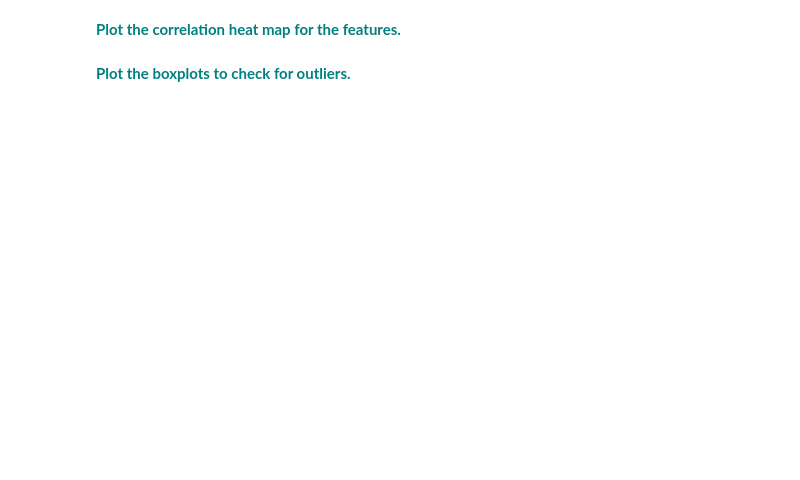
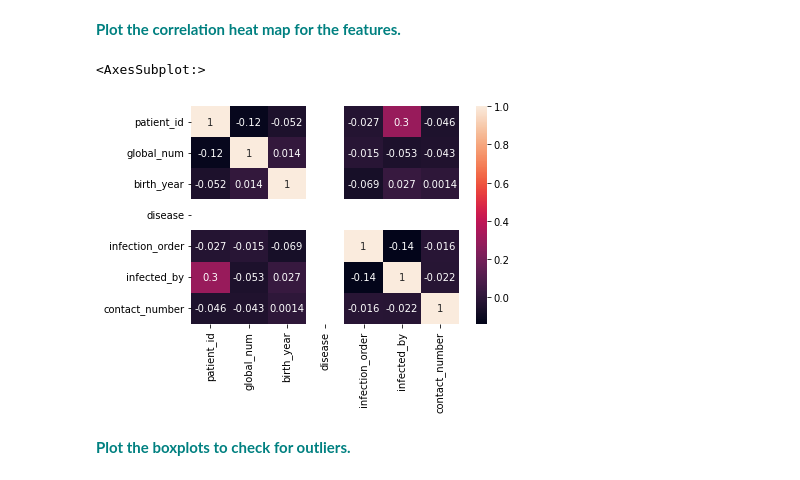
Before and after one commit to JaredBarnes6/Springboard, a Jupyter notebook: RandomForest_casestudy_covid19.ipynb, the cells around one changed output. Drawn from its saved outputs; the diff is of its cells as text; code cells hidden in the pictures; blank space fills up the shorter version.

```diff
--- a/RandomForest_casestudy_covid19.ipynb
+++ b/RandomForest_casestudy_covid19.ipynb
@@ -73,5 +102,7 @@ df.state.value_counts()
 # %% [markdown]
  **<font color='teal'> Create a new column named 'n_age' which is the calculated age based on the birth year column.</font>**
+# %%
+df['n_age'] = 2022 - df['birth_year']
 # %% [markdown]
 ### Handle Missing Values
 # %% [markdown]
@@ -81,2 +152,5 @@ df.info()
 # %% [markdown]
  **<font color='teal'> Fill the 'disease' missing values with 0 and remap the True values to 1.</font>**
+# %%
+df['disease'][df['disease'].isnull()] = 0
+df['disease'][df['disease'].notnull()] = 1
@@ -83,2 +166,6 @@ df.info()
 # %% [markdown]
  **<font color='teal'> Fill null values in the following columns with their mean: 'global_number','birth_year','infection_order','infected_by'and 'contact_number'</font>**
+# %%
+col_list = [ 'global_num','birth_year','infection_order','infected_by', 'contact_number']
+for i in col_list:
+    df[i][df[i].isnull()]=df[i].mean()
@@ -85,4 +177,7 @@ df.info()
 # %% [markdown]
  **<font color='teal'> Fill the rest of the missing values with any method.</font>**
+# %%
+for i in df.columns:
+    df[i].fillna('none', inplace = True)
 # %% [markdown]
  **<font color='teal'> Check for any remaining null values.</font>**
@@ -122,4 +293,9 @@ vn
 # %% [markdown]
 **<font color='teal'> Plot the correlation heat map for the features.</font>**
+# %%
+sns.heatmap(df.corr(), annot=True)
+# %% [output]
+<AxesSubplot:>
+[figure, added]
 # %% [markdown]
 **<font color='teal'> Plot the boxplots to check for outliers. </font>**
```
Also changed, not shown: parts of 23 cells of this notebook.
